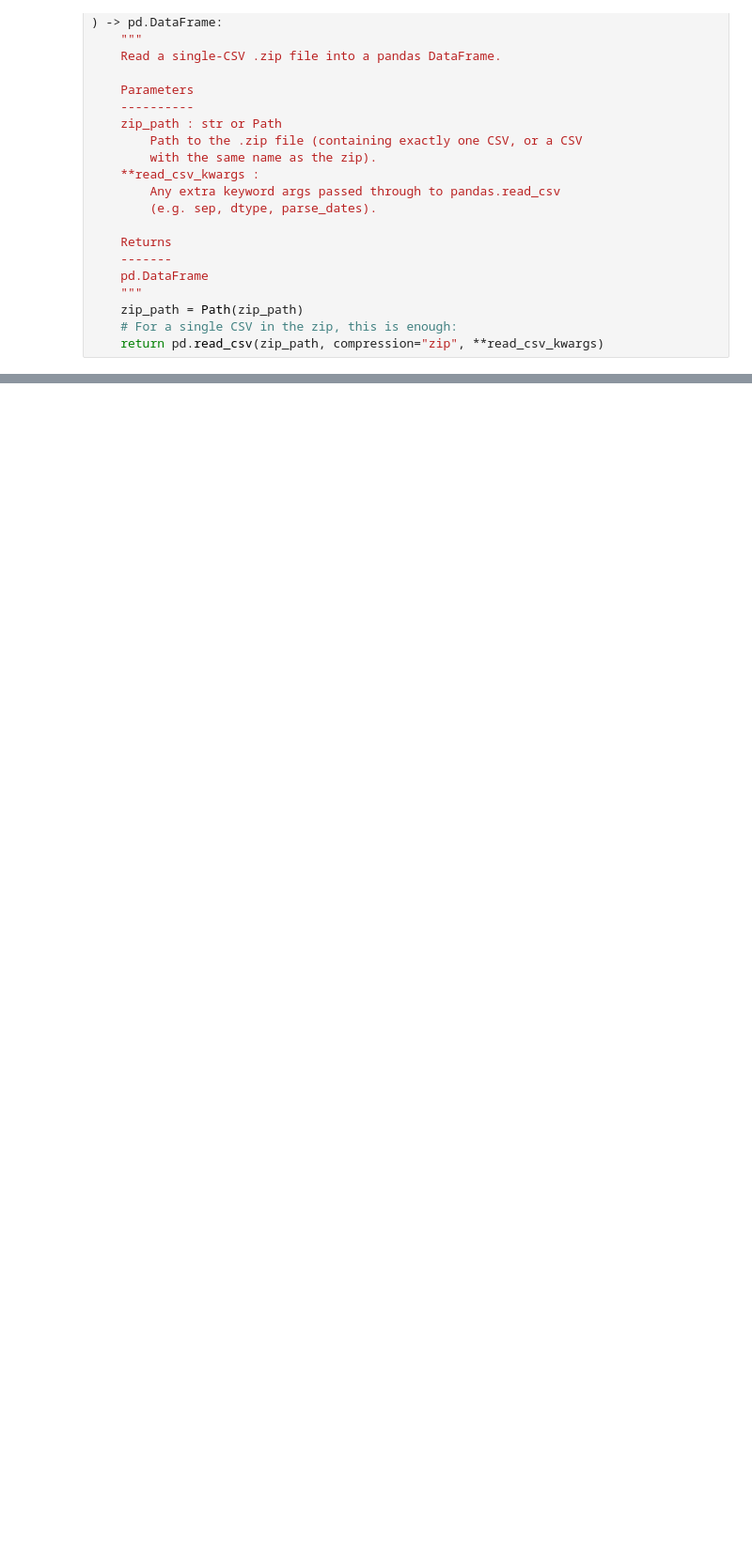
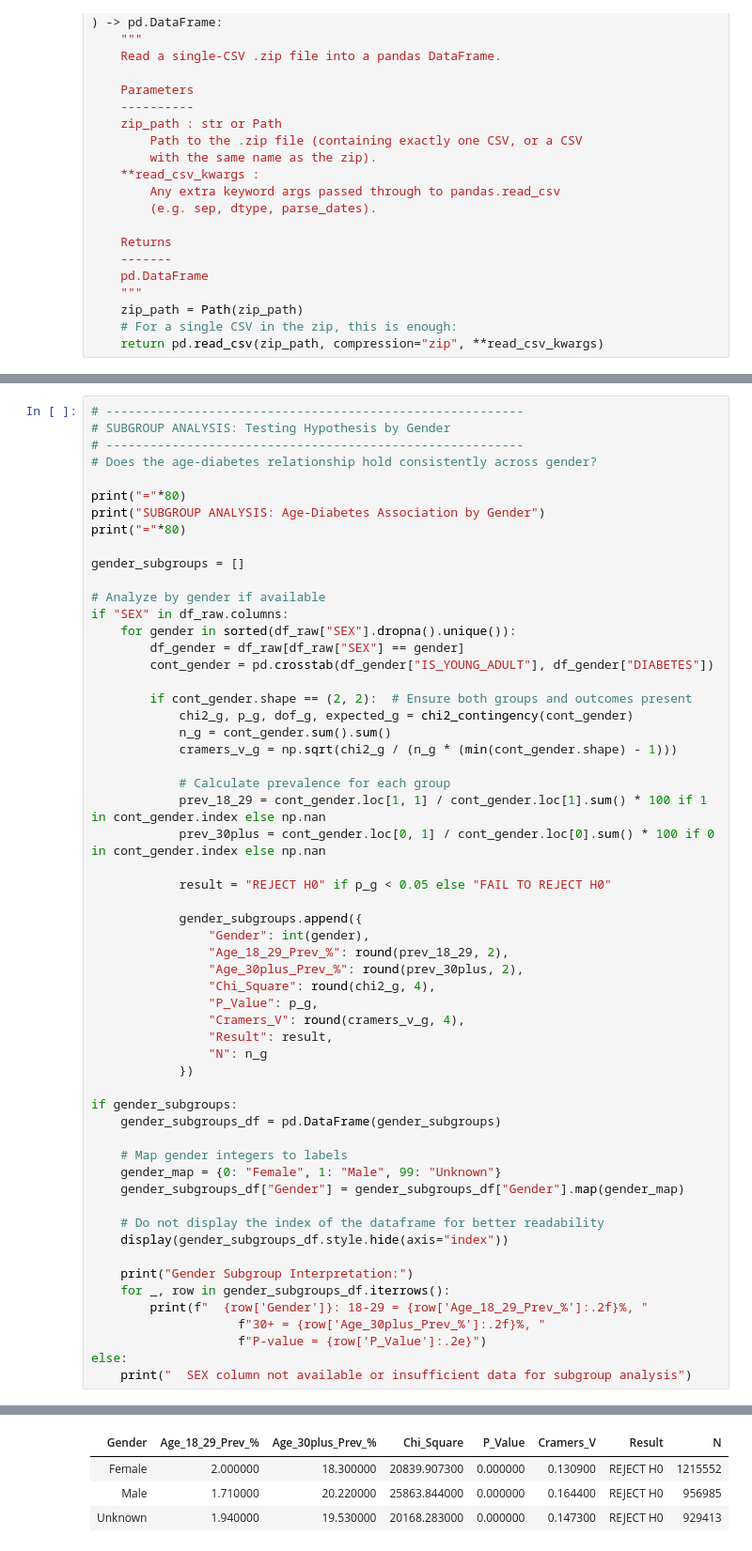
Before and after one commit to cmendonsa/brfss-diabetes-trends, a Jupyter notebook: analysis/RQ1_generational_shift.ipynb, the cells around one changed output, grey strips where cells are left out. Shown at 94% size. Saved outputs shown, nothing was run; the diff lists cells and outputs as text; blank space fills up the shorter version.

```diff
--- a/analysis/RQ1_generational_shift.ipynb
+++ b/analysis/RQ1_generational_shift.ipynb
@@ -107,0 +619,58 @@ Cramer's V: 0.14624233588315474
+# %%
+# ---------------------------------------------------------
+# SUBGROUP ANALYSIS: Testing Hypothesis by Gender
+# ---------------------------------------------------------
+# Does the age-diabetes relationship hold consistently across gender?
+
+print("="*80)
+print("SUBGROUP ANALYSIS: Age-Diabetes Association by Gender")
+print("="*80)
+
+gender_subgroups = []
+
+# Analyze by gender if available
+if "SEX" in df_raw.columns:
+    for gender in sorted(df_raw["SEX"].dropna().unique()):
+        df_gender = df_raw[df_raw["SEX"] == gender]
+        cont_gender = pd.crosstab(df_gender["IS_YOUNG_ADULT"], df_gender["DIABETES"])
+
+        if cont_gender.shape == (2, 2):  # Ensure both groups and outcomes present
+            chi2_g, p_g, dof_g, expected_g = chi2_contingency(cont_gender)
+            n_g = cont_gender.sum().sum()
+            cramers_v_g = np.sqrt(chi2_g / (n_g * (min(cont_gender.shape) - 1)))
+
+            # Calculate prevalence for each group
+            prev_18_29 = cont_gender.loc[1, 1] / cont_gender.loc[1].sum() * 100 if 1 in cont_gender.index else np.nan
+            prev_30plus = cont_gender.loc[0, 1] / cont_gender.loc[0].sum() * 100 if 0 in cont_gender.index else np.nan
+
+            result = "REJECT H0" if p_g < 0.05 else "FAIL TO REJECT H0"
+
+            gender_subgroups.append({
+                "Gender": int(gender),
+                "Age_18_29_Prev_%": round(prev_18_29, 2),
+                "Age_30plus_Prev_%": round(prev_30plus, 2),
+                "Chi_Square": round(chi2_g, 4),
+                "P_Value": p_g,
+                "Cramers_V": round(cramers_v_g, 4),
+                "Result": result,
+                "N": n_g
+            })
+
+if gender_subgroups:
+    gender_subgroups_df = pd.DataFrame(gender_subgroups)
+
+    # Map gender integers to labels
+    gender_map = {0: "Female", 1: "Male", 99: "Unknown"}
+    gender_subgroups_df["Gender"] = gender_subgroups_df["Gender"].map(gender_map)
+
+    # Do not display the index of the dataframe for better readability
+    display(gender_subgroups_df.style.hide(axis="index"))
+
+    print("Gender Subgroup Interpretation:")
+    for _, row in gender_subgroups_df.iterrows():
+        print(f"  {row['Gender']}: 18-29 = {row['Age_18_29_Prev_%']:.2f}%, "
+                    f"30+ = {row['Age_30plus_Prev_%']:.2f}%, "
+                    f"P-value = {row['P_Value']:.2e}")
+else:
+    print("  SEX column not available or insufficient data for subgroup analysis")
+# %% [output]
@@ -107,0 +680,4 @@ Cramer's V: 0.14624233588315474
+| Gender | Age_18_29_Prev_% | Age_30plus_Prev_% | Chi_Square | P_Value | Cramers_V | Result | N |
+| Female | 2.000000 | 18.300000 | 20839.907300 | 0.000000 | 0.130900 | REJECT H0 | 1215552 |
+| Male | 1.710000 | 20.220000 | 25863.844000 | 0.000000 | 0.164400 | REJECT H0 | 956985 |
+| Unknown | 1.940000 | 19.530000 | 20168.283000 | 0.000000 | 0.147300 | REJECT H0 | 929413 |
```
Also changed, not shown: parts of 34 cells of this notebook.
